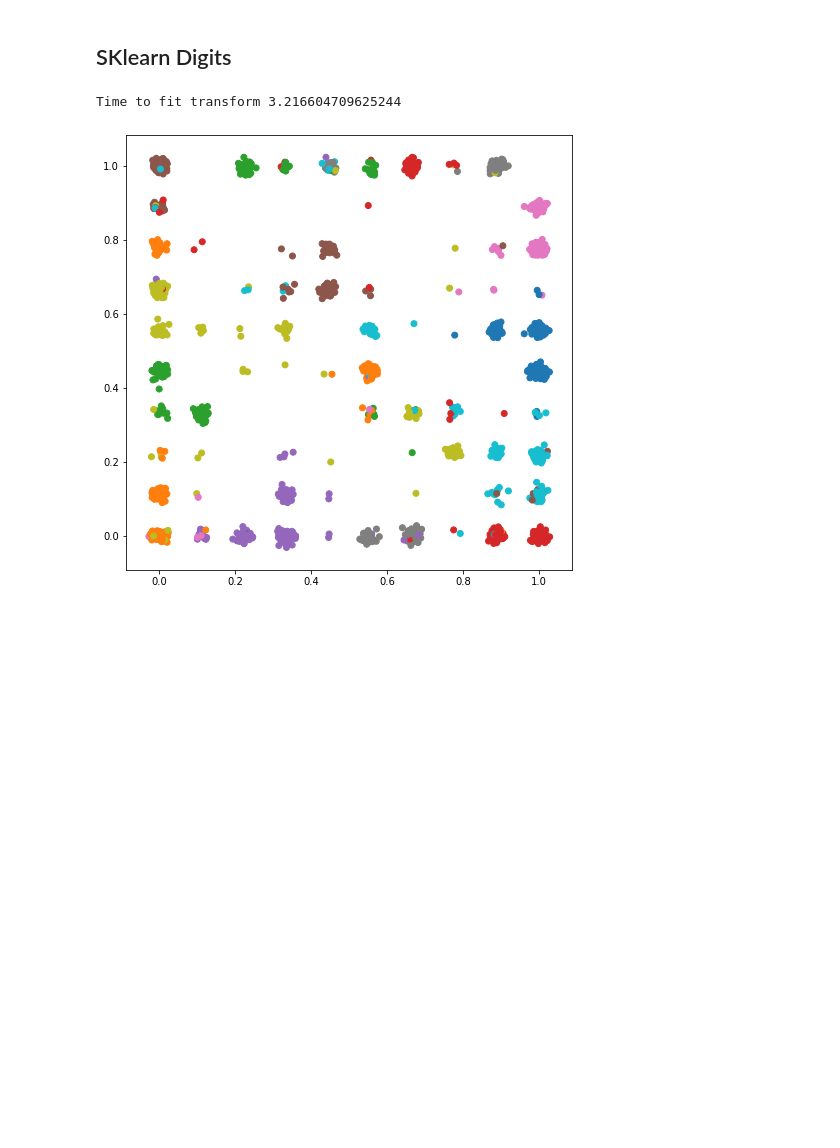
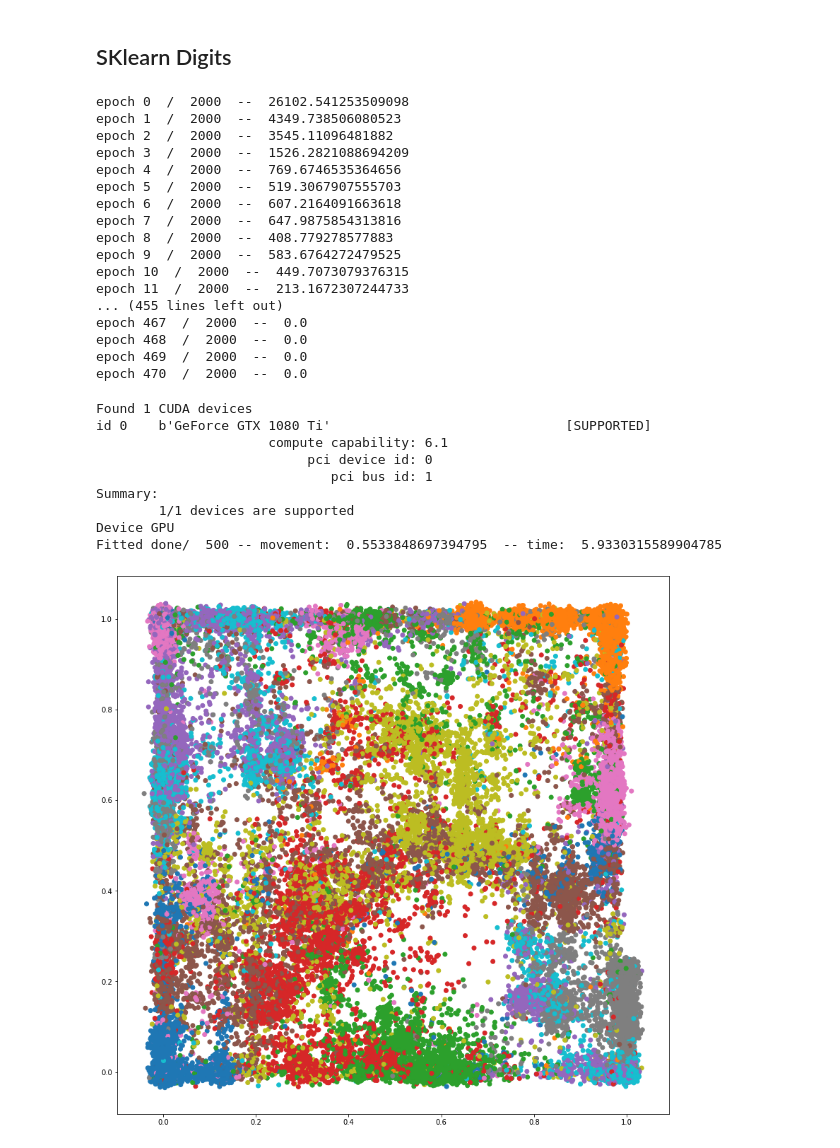
Before and after one commit to JonasRSV/emby, a Jupyter notebook: examples/som_examples.ipynb, the cells around one changed output. Saved outputs shown, nothing was run; the diff lists cells and outputs as text; code cells hidden in the pictures; blank space fills up the shorter version.

Commit message:
gpu support

```diff
--- a/examples/som_examples.ipynb
+++ b/examples/som_examples.ipynb
@@ -8,6 +8,7 @@ import time
 SKlearn Digits
 ---
 # %%
+%%time
 from sklearn.datasets import load_digits
 
 digits = load_digits()
@@ -15,12 +16,16 @@ digits = load_digits()
 x = digits.data
 y = digits.target
 
+x = x - x.mean()
+
 som = emby.SOM(Z=2,
+               learning_rate=0.5,
+               y_variance=0.2,
+               epochs=2000,
                bases=100,
-               epochs=100,
-               y_variance=0.1,
-               logging=emby.Logging.Nothing,
-               device=emby.Device.CPU)
+               logging=emby.Logging.Progress,
+               device=emby.Device.CPU,
+               uniform_base_position="origo")
 
 colors = np.array(list(mcolors.TABLEAU_COLORS.values()))
 
@@ -32,33 +37,64 @@ plt.figure(figsize=(8, 8))
 plt.scatter(embeddings[:, 0], embeddings[:, 1], color=colors[y])
 plt.show()
 # %% [output]
-Time to fit transform 3.216604709625244
+epoch 0  /  2000  --  26102.541253509098
+epoch 1  /  2000  --  4349.738506080523
+epoch 2  /  2000  --  3545.11096481882
+epoch 3  /  2000  --  1526.2821088694209
+epoch 4  /  2000  --  769.6746535364656
+epoch 5  /  2000  --  519.3067907555703
+epoch 6  /  2000  --  607.2164091663618
+epoch 7  /  2000  --  647.9875854313816
+epoch 8  /  2000  --  408.779278577883
+epoch 9  /  2000  --  583.6764272479525
+epoch 10  /  2000  --  449.7073079376315
+epoch 11  /  2000  --  213.1672307244733
+... (455 lines left out)
+epoch 467  /  2000  --  0.0
+epoch 468  /  2000  --  0.0
+epoch 469  /  2000  --  0.0
+epoch 470  /  2000  --  0.0
-[figure, removed]
 # %%
 import tensorflow_datasets as tfds
 
 mnist = tfds.load(name="mnist")["train"]
 mnist_data = []
 mnist_labels = []
 for sample in tfds.as_numpy(mnist):
     image = sample["image"]
     label = sample["label"]
 
     mnist_data.append(image.reshape(-1) / 256)
     mnist_labels.append(label)
 
 x, y = np.array(mnist_data), np.array(mnist_labels)
 
+x = x - x.mean()
+
 som = emby.SOM(Z=2,
-               bases=100,
-               epochs=40,
-               y_variance=0.1,
-               logging=emby.Logging.Nothing)
+               bases=1000,
+               epochs=500,
+               learning_rate=0.1,
+               y_variance=0.15,
+               logging=emby.Logging.Everything,
+               uniform_base_position="origo")
 
 colors = np.array(list(mcolors.TABLEAU_COLORS.values()))
 
 embeddings = som.fit_transform(x) + np.random.normal(0, 0.01, size=(len(x), 2))
+print("Fitted done")
 
 plt.figure(figsize=(14, 14))
 plt.scatter(embeddings[:, 0], embeddings[:, 1], color=colors[y])
 plt.show()
+# %% [output]
+Found 1 CUDA devices
+id 0    b'GeForce GTX 1080 Ti'                              [SUPPORTED]
+                      compute capability: 6.1
+                           pci device id: 0
+                              pci bus id: 1
+Summary:
+        1/1 devices are supported
+Device GPU
+Fitted done/  500 -- movement:  0.5533848697394795  -- time:  5.9330315589904785
+[figure, added]
```
Also changed, not shown: parts of 1 cell of this notebook, 5 other files.
